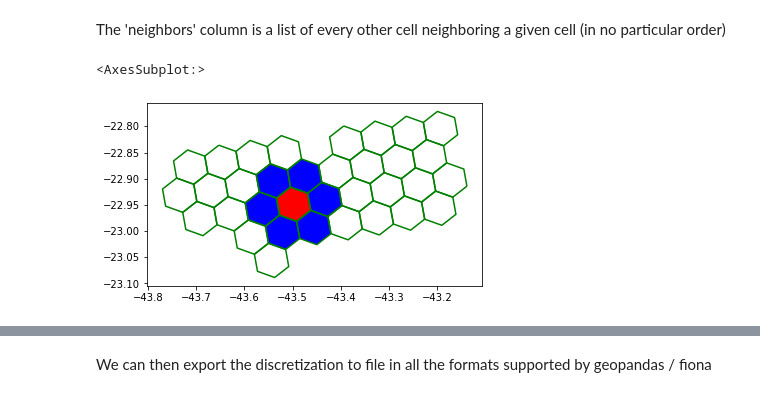
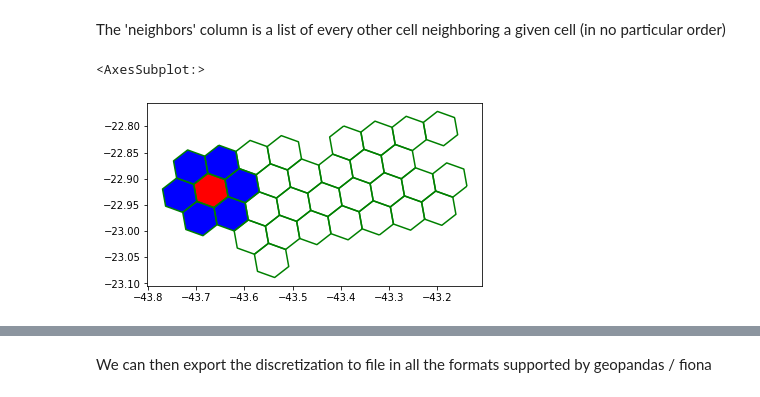
Before and after one commit to amk1710/DiscretizationBox, a Jupyter notebook: examples/discretization_example.ipynb, the cells around one changed output, grey strips where cells are left out. Drawn from its saved outputs; the diff is of its cells as text; code cells hidden in the pictures.

```diff
--- a/examples/discretization_example.ipynb
+++ b/examples/discretization_example.ipynb
@@ -19,7 +21,7 @@ import DiscretizationBox.travel_times.graphhopper
 # %% [markdown]
 Import and visualize the original region:
 # %%
-data_path = "C:/Users/andrekrauss/Documents/Projeto_PO2/dados/entrada/rj/rj.shp"
+data_path = "C:/Users/Elogroup/GiovanniAmorim/Personal/ProjetoAmbulancias/dados/entrada/rj/rj.shp"
 # %%
 gdf = geopandas.read_file(data_path).reset_index()
 gdf.plot()
@@ -74,10 +77,10 @@ discretized_gdf.head(3)
 # %% [markdown]
 The 'neighbors' column is a list of every other cell neighboring a given cell (in no particular order)
 # %%
-cell_index = len(discretized_gdf) / 2
+cell_index = int(len(discretized_gdf) / 2)
 ax = discretized_gdf.iloc[discretized_gdf['neighbors'][cell_index]].plot(color = 'blue')
 ax = discretized_gdf.iloc[[cell_index]].plot(ax = ax, color = 'red')
 discretized_gdf.boundary.plot(ax = ax, color = 'green')
 # %% [output]
 <AxesSubplot:>
-[figure, old version]
+[figure, new version]
```
Also changed, not shown: parts of 11 cells of this notebook, 1 other file.
